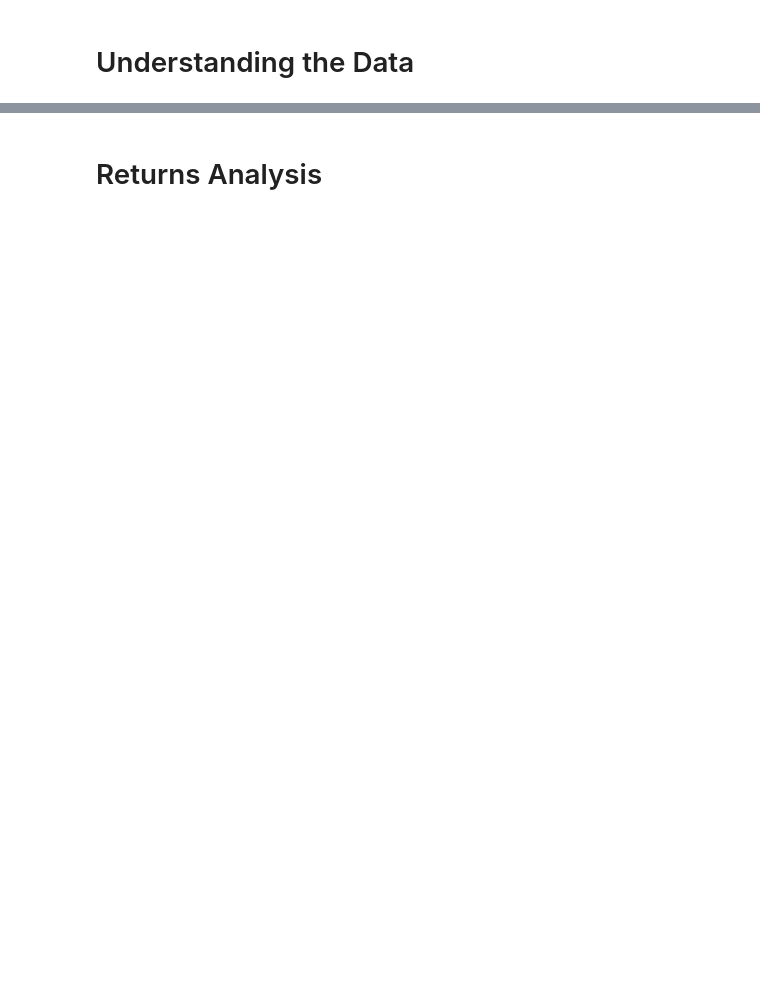
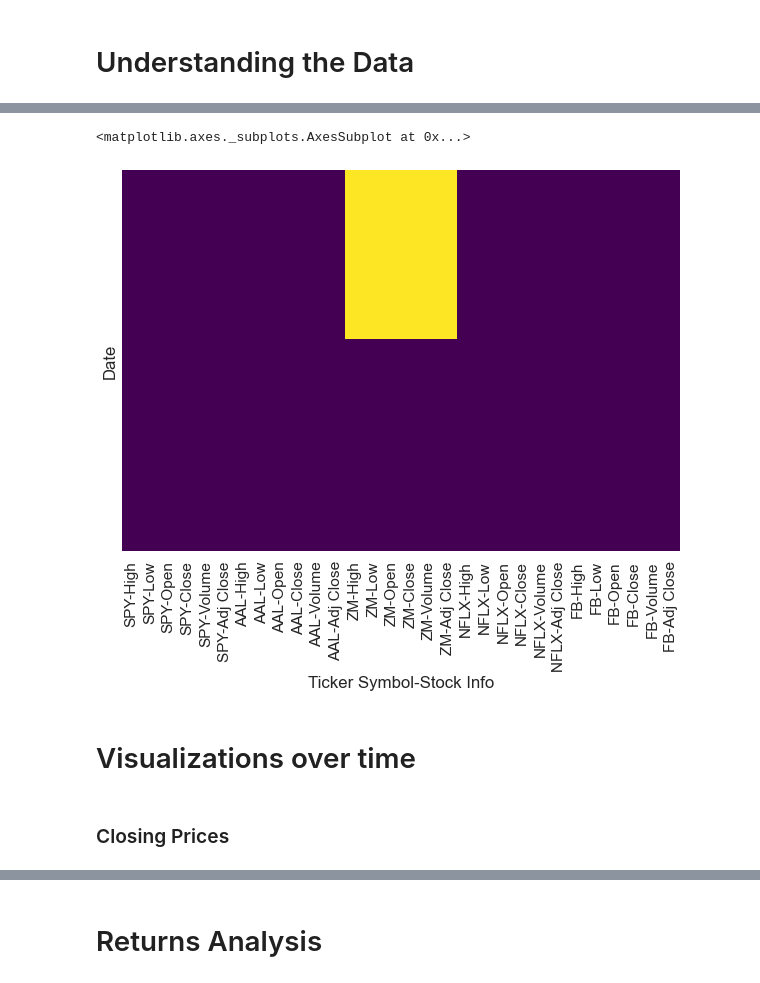
Before and after one commit to chankeith96/Side-Project---Financial-Analysis, a Jupyter notebook: My Financial Analysis.ipynb, the cells around one changed output, grey strips where cells are left out. Saved outputs shown, nothing was run; the diff lists cells and outputs as text; code cells hidden in the pictures; blank space fills up the shorter version.

```diff
--- a/My Financial Analysis.ipynb
+++ b/My Financial Analysis.ipynb
@@ -143,0 +159,14 @@ sns.heatmap(stocks.isnull(), yticklabels=False, cbar=False, cmap='viridis')
+# %%
+# Visualize missing values in yellow.
+# Missing values could be due to unstable API's or just because a company had not IPO'd yet.
+plt.figure(figsize = (10,7))
+sns.set(font_scale=1.4)
+plt.tight_layout()
+sns.heatmap(stocks.isnull(), yticklabels=False, cbar=False, cmap='viridis')
+# %% [output]
+<matplotlib.axes._subplots.AxesSubplot at 0x...>
+[figure, added]
+# %% [markdown]
+# Visualizations over time
+# %% [markdown]
+### Closing Prices
```
Also changed, not shown: parts of 90 cells of this notebook.
